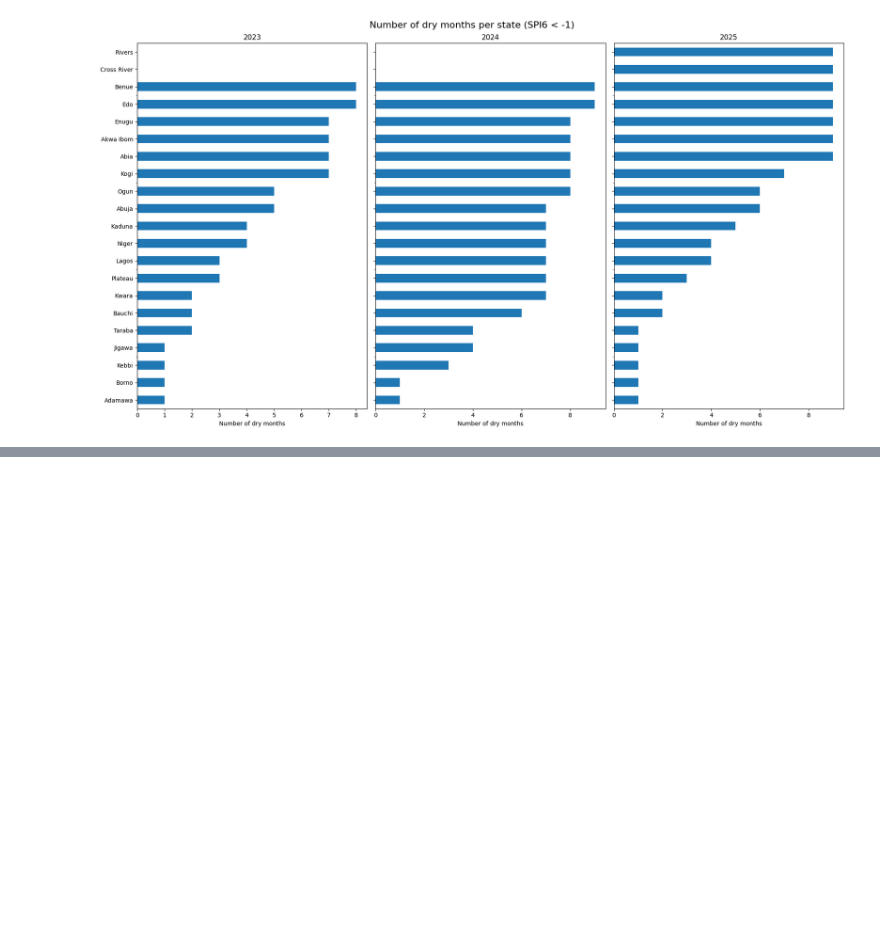
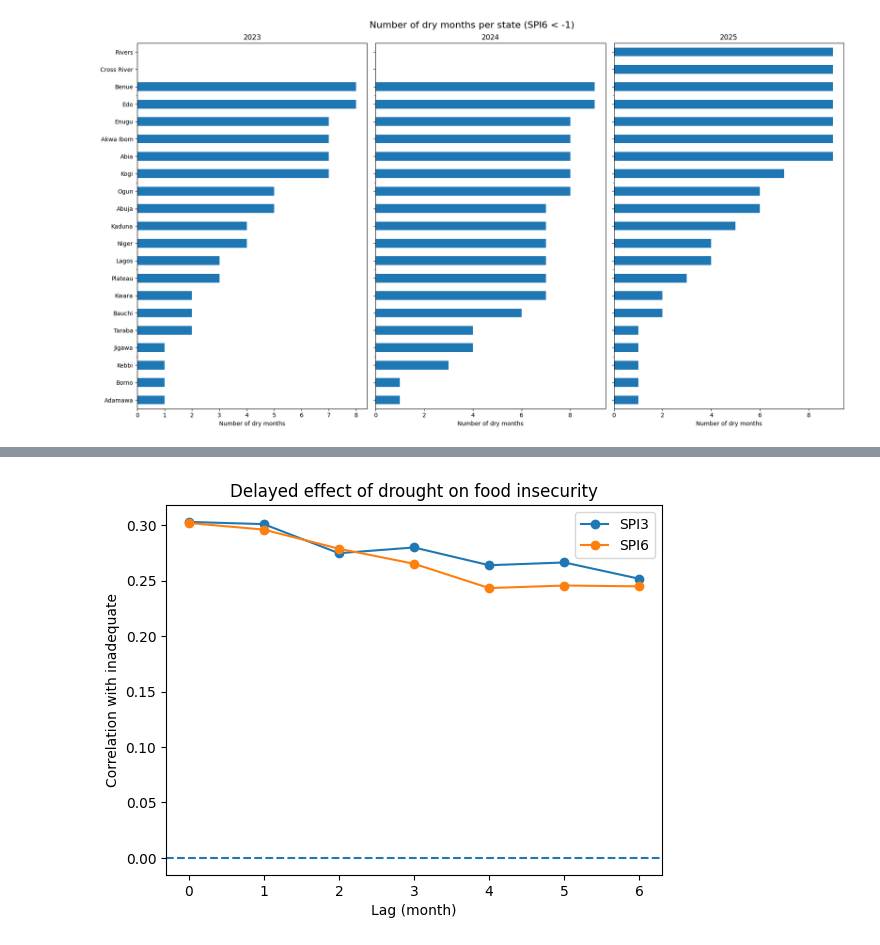
Before and after one commit to tnourlyn/Projet-de-Statapp---WFP-, a Jupyter notebook: SPI_treatement.ipynb, the cells around one changed output, grey strips where cells are left out. Saved outputs shown, nothing was run; the diff lists cells and outputs as text; code cells hidden in the pictures; blank space fills up the shorter version.

```diff
--- a/SPI_treatement.ipynb
+++ b/SPI_treatement.ipynb
@@ -641,0 +619,33 @@ plt.show()
+# %%
+max_lag = 6
+
+for lag in range(max_lag + 1):
+    data_merge[f"SPI3_lag{lag}"] = data_merge.groupby("State")["SPI_Cum3"].shift(lag)
+    data_merge[f"SPI6_lag{lag}"] = data_merge.groupby("State")["SPI_Cum6"].shift(lag)
+
+results = []
+
+for lag in range(max_lag + 1):
+    corr_spi3 = data_merge["inadequate"].corr(data_merge[f"SPI3_lag{lag}"])
+    corr_spi6 = data_merge["inadequate"].corr(data_merge[f"SPI6_lag{lag}"])
+
+    results.append({
+        "lag": lag,
+        "SPI3_corr": corr_spi3,
+        "SPI6_corr": corr_spi6
+    })
+
+corr_lag_df = pd.DataFrame(results)
+# %%
+plt.plot(corr_lag_df["lag"], corr_lag_df["SPI3_corr"], marker='o', label="SPI3")
+plt.plot(corr_lag_df["lag"], corr_lag_df["SPI6_corr"], marker='o', label="SPI6")
+
+plt.axhline(0, linestyle='--')
+plt.xlabel("Lag (month)")
+plt.ylabel("Correlation with inadequate")
+plt.title("Delayed effect of drought on food insecurity")
+plt.legend()
+
+plt.show()
+# %% [output]
+[figure, added]
```
Also changed, not shown: parts of 21 cells of this notebook.
